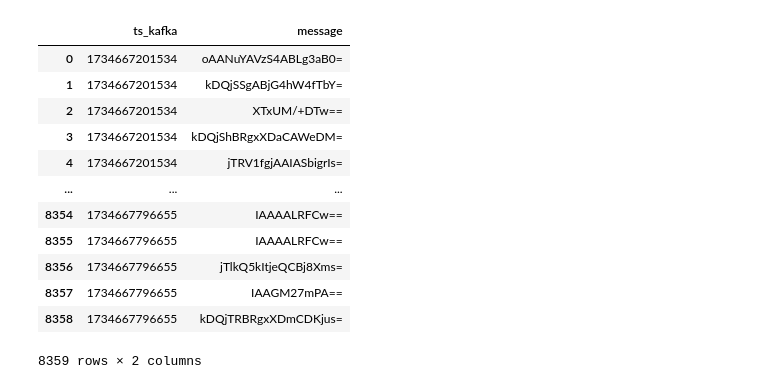
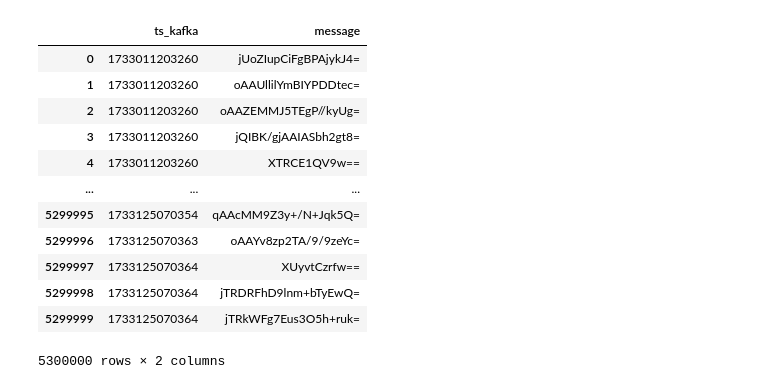
Before and after one commit to artemvarucm/PD2, a Jupyter notebook: src/visualization.ipynb, the cells around one changed output. Cells and saved outputs as stored; diff of their text form; code cells hidden in the pictures.

```diff
--- a/src/visualization.ipynb
+++ b/src/visualization.ipynb
@@ -1,24 +1,24 @@
 # %%
 import pandas as pd
 import base64
 import pyModeS as pms
-df = pd.read_csv("test.csv",sep = ";")
+df = pd.read_csv("/Users/hamzatriki/3ºProyectoDeDatos2/proyecto/1090_riddle/output.csv",sep = ";")
 df = df.drop(columns="Unnamed: 2")
 df
 # %% [output]
 |  | ts_kafka | message |
-| 0 | 1734667201534 | oAANuYAVzS4ABLg3aB0= |
-| 1 | 1734667201534 | kDQjSSgABjG4hW4fTbY= |
-| 2 | 1734667201534 | XTxUM/+DTw== |
-| 3 | 1734667201534 | kDQjShBRgxXDaCAWeDM= |
-| 4 | 1734667201534 | jTRV1fgjAAIASbigrIs= |
+| 0 | 1733011203260 | jUoZIupCiFgBPAjykJ4= |
+| 1 | 1733011203260 | oAAUllilYmBIYPDDtec= |
+| 2 | 1733011203260 | oAAZEMMJ5TEgP//kyUg= |
+| 3 | 1733011203260 | jQIBK/gjAAIASbh2gt8= |
+| 4 | 1733011203260 | XTRCE1QV9w== |
 | ... | ... | ... |
-| 8354 | 1734667796655 | IAAAALRFCw== |
-| 8355 | 1734667796655 | IAAAALRFCw== |
-| 8356 | 1734667796655 | jTlkQ5kItjeQCBj8Xms= |
-| 8357 | 1734667796655 | IAAGM27mPA== |
-| 8358 | 1734667796655 | kDQjTRBRgxXDmCDKjus= |
+| 5299995 | 1733125070354 | qAAcMM9Z3y+/N+Jqk5Q= |
+| 5299996 | 1733125070363 | oAAYv8zp2TA/9/9zeYc= |
+| 5299997 | 1733125070364 | XUyvtCzrfw== |
+| 5299998 | 1733125070364 | jTRDRFhD9lnm+bTyEwQ= |
+| 5299999 | 1733125070364 | jTRkWFg7Eus3O5h+ruk= |
-8359 rows × 2 columns
+5300000 rows × 2 columns
 # %%
 def encodeHex(b64):
     return base64.b64decode(b64).hex()
```
Also changed, not shown: parts of 33 cells of this notebook.
